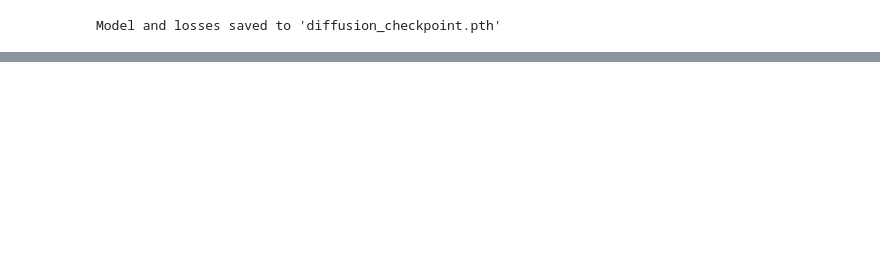
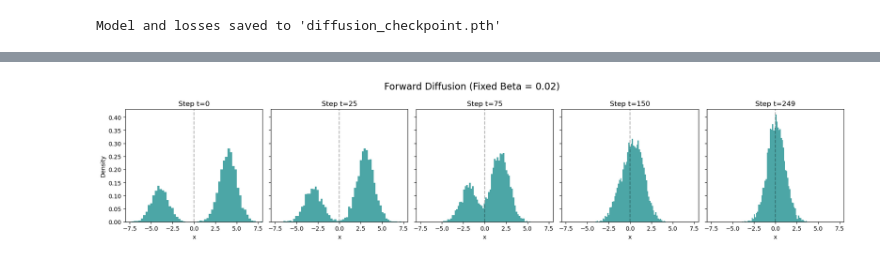
Before and after one commit to FrederikZielke/Deep-Learning, a Jupyter notebook: Advanced/simple_diffusion/simple_diffusion.ipynb, the cells around one changed output, grey strips where cells are left out. Drawn from its saved outputs; the diff is of its cells as text; code cells hidden in the pictures; blank space fills up the shorter version.

Commit message:
Finished MNIST diffusion DL2. Maybe I'll try to improve on the result now

```diff
--- a/Advanced/simple_diffusion/simple_diffusion.ipynb
+++ b/Advanced/simple_diffusion/simple_diffusion.ipynb
@@ -225,0 +229,46 @@ plt.show()
+# %%
+# Create a tensor where every step has the exact same beta value
+beta = torch.full((TIME_STEPS,), BETA)
+
+# Calculate alpha and cumulative alpha (alpha_bar)
+alpha = 1.0 - beta
+alpha_bar = torch.cumprod(alpha, dim=0)
+
+
+x_0 = data_distribution.sample((5000,))
+
+# 3. Define the closed-form forward diffusion step
+def q_sample(x_0, t):
+    """Adds correct amount of noise for timestep t"""
+    noise = torch.randn_like(x_0)
+    a_bar_t = alpha_bar[t]
+
+    # The closed-form formula:
+    x_t = torch.sqrt(a_bar_t) * x_0 + torch.sqrt(1 - a_bar_t) * noise
+    return x_t
+
+# 4. Plot the transformation at specific timesteps
+timesteps_to_plot = [0, 25, 75, 150, 249]
+fig, axes = plt.subplots(1, len(timesteps_to_plot), figsize=(18, 4), sharex=True, sharey=True)
+
+for i, t in enumerate(timesteps_to_plot):
+    if t == 0:
+        x_t = x_0  # No noise at t=0
+    else:
+        t_tensor = torch.full((len(x_0),), t, dtype=torch.long)
+        x_t = q_sample(x_0, t_tensor)
+
+    # Plot the histogram
+    axes[i].hist(x_t.numpy(), bins=60, density=True, alpha=0.7, color='teal')
+    axes[i].set_title(f"Step t={t}")
+    axes[i].set_xlabel("x")
+    axes[i].axvline(0, color='black', linestyle='--', alpha=0.3)
+
+axes[0].set_ylabel("Density")
+plt.suptitle("Forward Diffusion (Fixed Beta = 0.02)", fontsize=16)
+plt.xlim(-8, 8)
+plt.tight_layout()
+plt.savefig("forward_diffusion_progression.png")
+plt.show()
+# %% [output]
+[figure, added]
```
Also changed, not shown: parts of 5 cells of this notebook, 6 other files.
